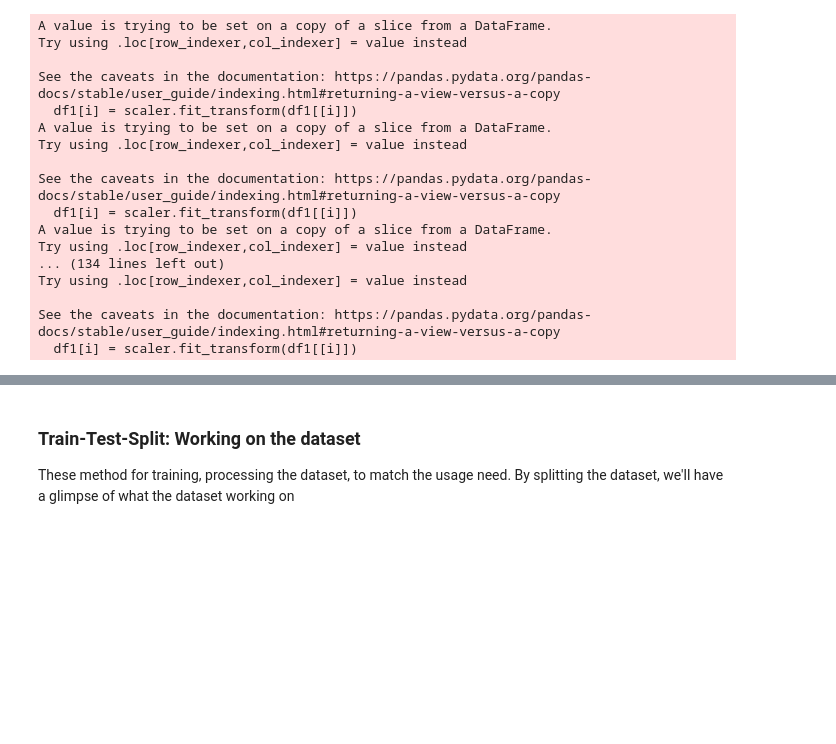
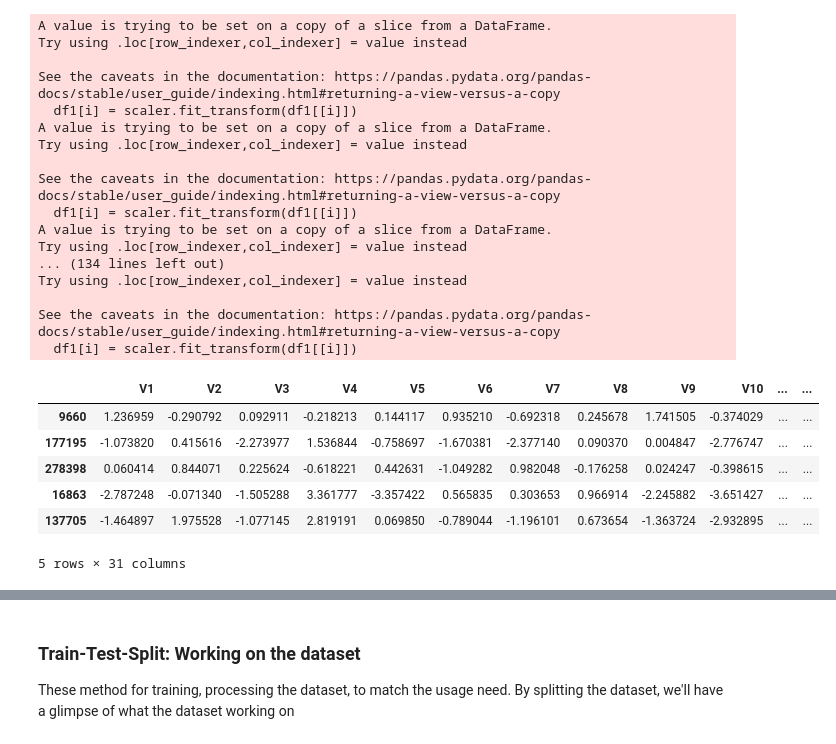
Before and after one commit to andyphan0508/fraud-credit-detection, a Jupyter notebook: Fraud_Credit_Card_With_Imbalance_Data.ipynb, the cells around one changed output, grey strips where cells are left out. Drawn from its saved outputs; the diff is of its cells as text; code cells hidden in the pictures; blank space fills up the shorter version.

```diff
--- a/Fraud_Credit_Card_With_Imbalance_Data.ipynb
+++ b/Fraud_Credit_Card_With_Imbalance_Data.ipynb
@@ -156,0 +146,25 @@ See the caveats in the documentation: https://pandas.pydata.org/pandas-docs/stab
+# %%
+# Since our classes are highly skewed we should make them equivalent in order to have a normal distribution of the classes.
+
+# Lets shuffle the data before creating the subsamples
+
+df = dataset.sample(frac=1)
+
+# amount of fraud classes 492 rows.
+fraud_df = df.loc[df['Class'] == 1]
+non_fraud_df = df.loc[df['Class'] == 0][:492]
+
+normal_distributed_df = pd.concat([fraud_df, non_fraud_df])
+
+# Shuffle dataframe rows
+new_df = normal_distributed_df.sample(frac=1, random_state=42)
+
+new_df.head()
+# %% [output]
+|  | V1 | V2 | V3 | V4 | V5 | V6 | V7 | V8 | V9 | V10 | ... | ... |
+| 9660 | 1.236959 | -0.290792 | 0.092911 | -0.218213 | 0.144117 | 0.935210 | -0.692318 | 0.245678 | 1.741505 | -0.374029 | ... | ... |
+| 177195 | -1.073820 | 0.415616 | -2.273977 | 1.536844 | -0.758697 | -1.670381 | -2.377140 | 0.090370 | 0.004847 | -2.776747 | ... | ... |
+| 278398 | 0.060414 | 0.844071 | 0.225624 | -0.618221 | 0.442631 | -1.049282 | 0.982048 | -0.176258 | 0.024247 | -0.398615 | ... | ... |
+| 16863 | -2.787248 | -0.071340 | -1.505288 | 3.361777 | -3.357422 | 0.565835 | 0.303653 | 0.966914 | -2.245882 | -3.651427 | ... | ... |
+| 137705 | -1.464897 | 1.975528 | -1.077145 | 2.819191 | 0.069850 | -0.789044 | -1.196101 | 0.673654 | -1.363724 | -2.932895 | ... | ... |
+5 rows × 31 columns
```
Also changed, not shown: parts of 30 cells of this notebook.
